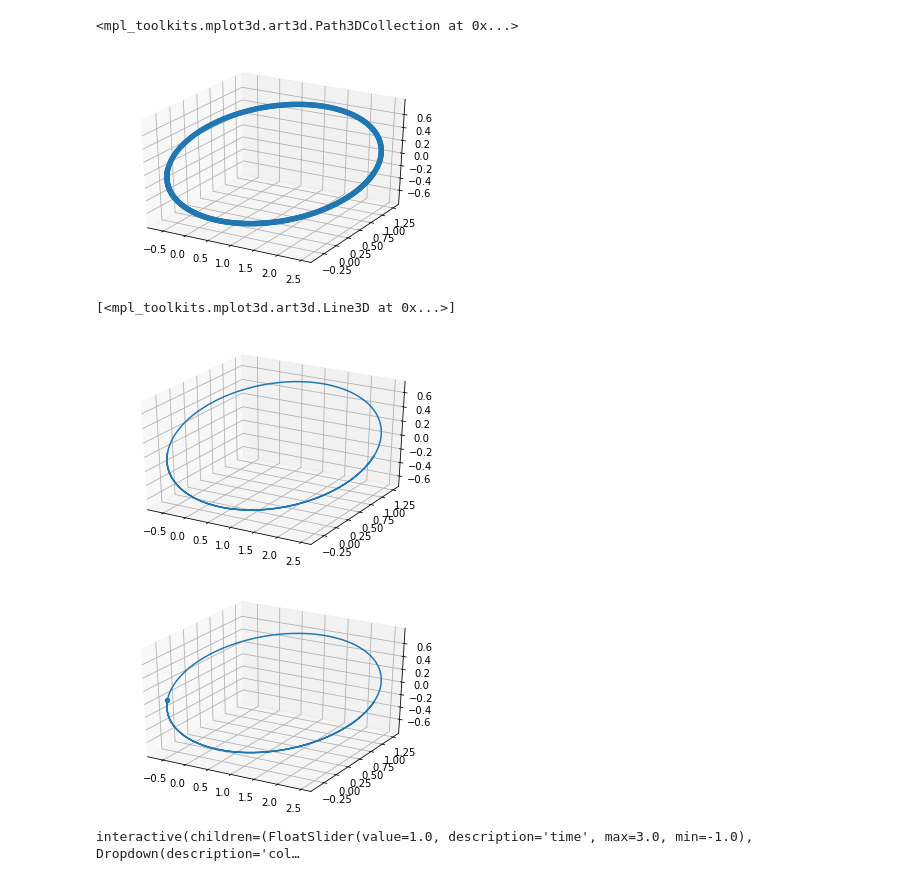
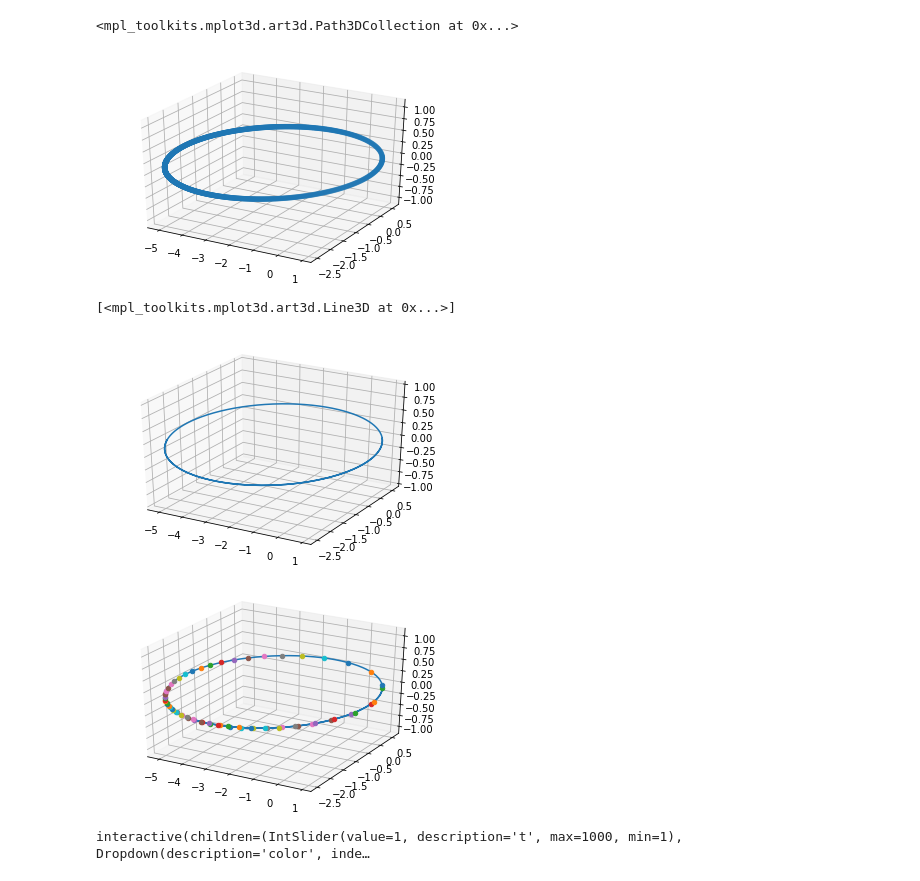
Before and after one commit to rickyle327/Math-Clinic-Fall-2019, a Jupyter notebook: Beginnng.ipynb, the cells around one changed output. Drawn from its saved outputs; the diff is of its cells as text; code cells hidden in the pictures.

Commit message:
Widget plotting is working

```diff
--- a/Beginnng.ipynb
+++ b/Beginnng.ipynb
@@ -10,9 +10,9 @@ from mpl_toolkits import mplot3d
 # %%
 t2E = lambda e, t : fsolve(lambda E : E - e*np.sin(E) - t, t/(1 - e))
 # %%
-e = .6 # eccentricity
+e = .7 # eccentricity
 n = 1000 # plot points
-t = np.linspace(0, 9, n)
+t = np.linspace(0, 10, n)
 E = t2E(e, t)
 x = np.cos(E) - e
 y = np.sin(E)
@@ -41,9 +41,9 @@ def compute_time(E,e,a):
     t = a * np.sqrt( a / 398600.4 ) * (E - e * np.sin(E))
     return t
 # %%
-a = 2
-b = 1
-alpha = 1
+a = 4
+b = 1.5
+
 u = a * (np.cos(E) - e)
 v = b * np.sin(E)
 # %%
@@ -54,5 +54,5 @@ plt.plot(u,v)
 # %%
-theta = 45
+theta = 87
 lamb = 24
 
 n = [np.cos(lamb) * np.sin(theta), np.sin(lamb) * np.sin(theta), np.cos(theta)]
@@ -80,32 +74,29 @@ ax = plt.axes(projection='3d')
 ax.scatter3D(X,Y,Z)
 # %% [output]
 <mpl_toolkits.mplot3d.art3d.Path3DCollection at 0x...>
-[figure, old version]
+[figure, new version]
 # %%
 ax = plt.axes(projection='3d')
 ax.plot3D(X,Y,Z)
 # %% [output]
 [<mpl_toolkits.mplot3d.art3d.Line3D at 0x...>]
-[figure, old version]
+[figure, new version]
 # %%
 ax = plt.axes(projection='3d')
 ax.plot3D(X,Y,Z)
-ax.scatter3D(X[0],Y[0],Z[0])
+for i in range(0,np.size(X),15):
+    ax.scatter3D(X[i],Y[i],Z[i])
 plt.show()
 # %% [output]
-[figure, old version]
+[figure, new version]
 # %%
-@widgets.interact_manual( color=['blue', 'red', 'green'], lw=(1., 10.))
+@widgets.interact_manual( t = (1, np.size(X), 1), color=['blue', 'red', 'green'])
 
-def plot(time=1., color='green', lw=2, grid=True):
-    t = np.linspace(1., n, n)
+def plot(t=0., color='green', grid=True):
     fig, ax = plt.subplots(1, 1, figsize=(8, 6))
     ax = plt.axes(projection='3d')
     ax.plot3D(X,Y,Z)
-    x = X[t]
-    y = Y[t]
-    z = Z[t]
-    ax.scatter3D(x,y,z, lw=lw, color=color)
+    ax.scatter3D(X[t],Y[t],Z[t], color=color)
     ax.grid(grid)
 # %% [output]
-interactive(children=(FloatSlider(value=1.0, description='time', max=3.0, min=-1.0), Dropdown(description='col…
+interactive(children=(IntSlider(value=1, description='t', max=1000, min=1), Dropdown(description='color', inde…
```
Also changed, not shown: parts of 6 cells of this notebook.
